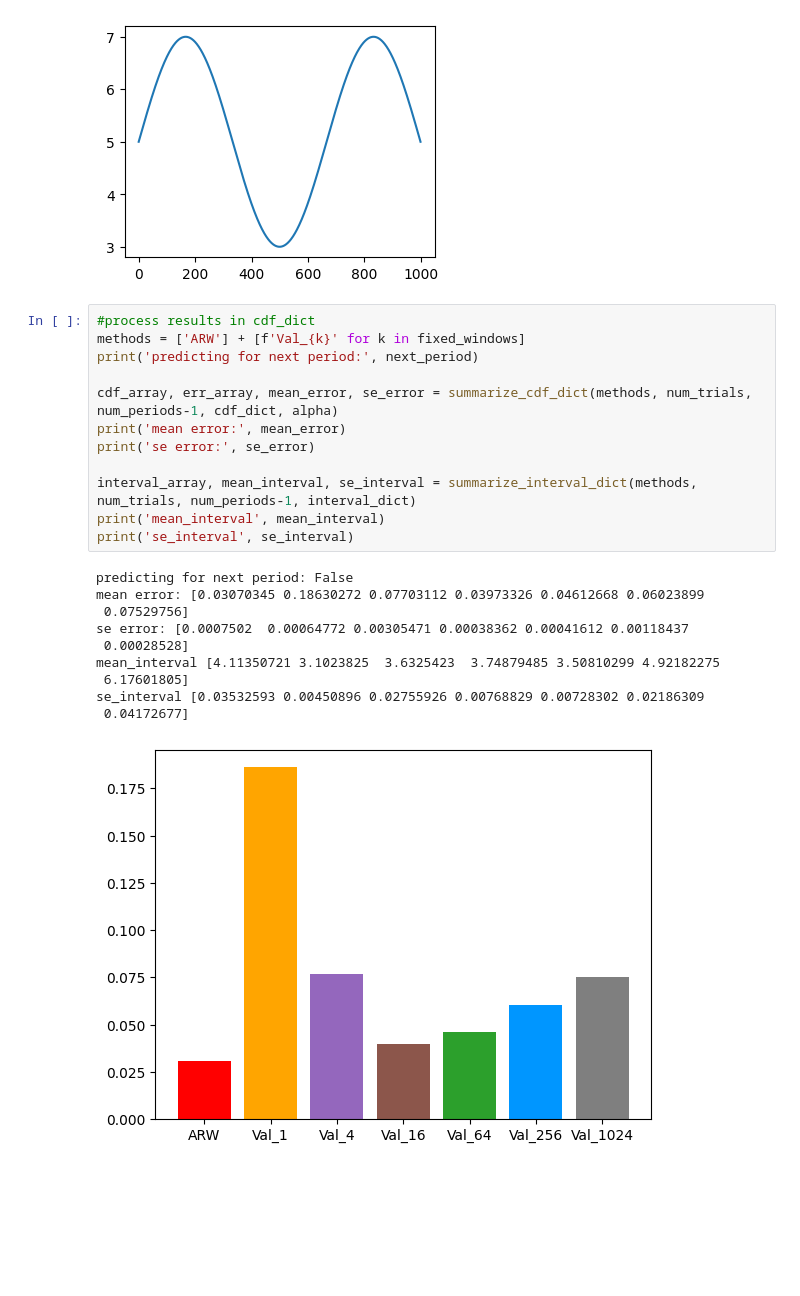
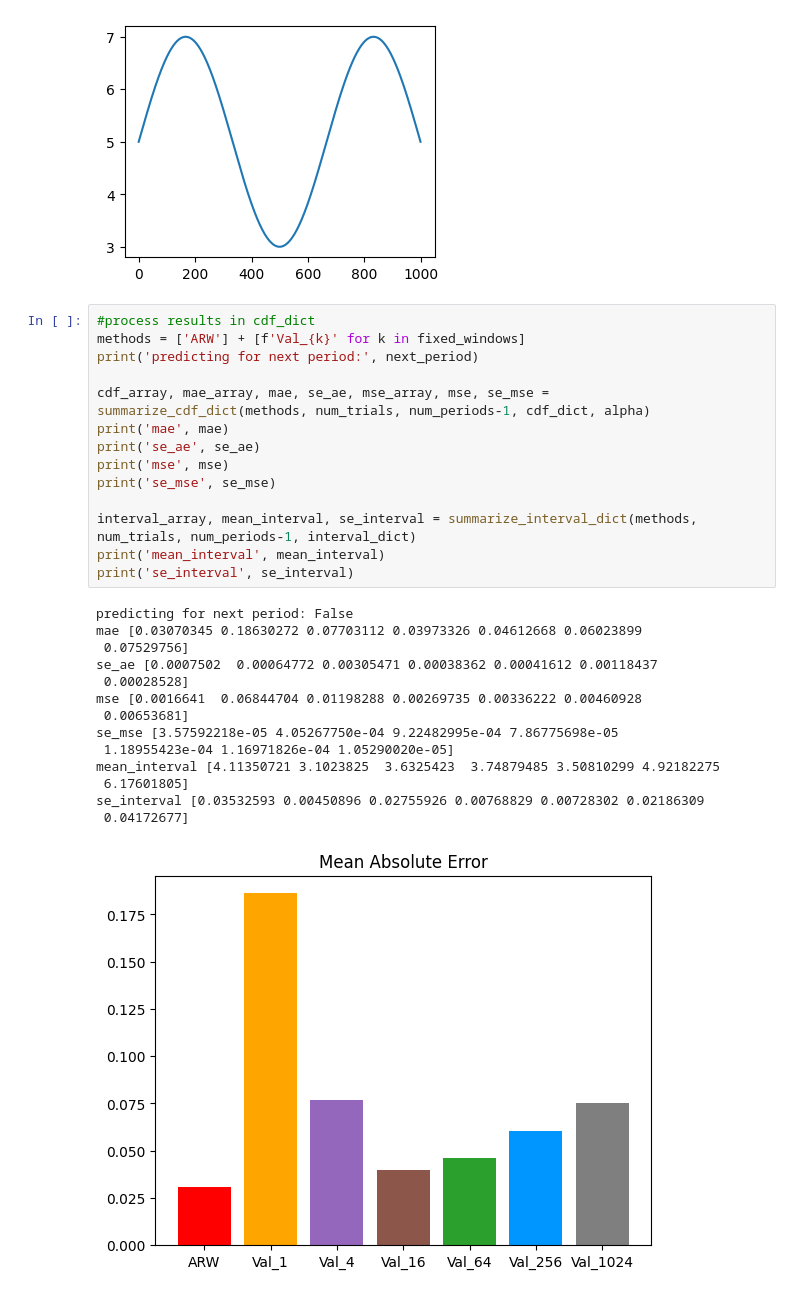
Before and after one commit to eliselyhan/predictive-inference, a Jupyter notebook: code-synthetic-data/mean_estimation.ipynb, the cells around one changed output. Cells and saved outputs as stored; diff of their text form; blank space fills up the shorter version.

```diff
--- a/code-synthetic-data/mean_estimation.ipynb
+++ b/code-synthetic-data/mean_estimation.ipynb
@@ -112,23 +112,29 @@ cdf_dict, interval_dict = simulate(**parameters)
 # %%
 #process results in cdf_dict
 methods = ['ARW'] + [f'Val_{k}' for k in fixed_windows]
 print('predicting for next period:', next_period)
 
-cdf_array, err_array, mean_error, se_error = summarize_cdf_dict(methods, num_trials, num_periods-1, cdf_dict, alpha)
-print('mean error:', mean_error)
-print('se error:', se_error)
+cdf_array, mae_array, mae, se_ae, mse_array, mse, se_mse = summarize_cdf_dict(methods, num_trials, num_periods-1, cdf_dict, alpha)
+print('mae', mae)
+print('se_ae', se_ae)
+print('mse', mse)
+print('se_mse', se_mse)
 
 interval_array, mean_interval, se_interval = summarize_interval_dict(methods, num_trials, num_periods-1, interval_dict)
 print('mean_interval', mean_interval)
 print('se_interval', se_interval)
 # %% [output]
 predicting for next period: False
-mean error: [0.03070345 0.18630272 0.07703112 0.03973326 0.04612668 0.06023899
+mae [0.03070345 0.18630272 0.07703112 0.03973326 0.04612668 0.06023899
  0.07529756]
-se error: [0.0007502  0.00064772 0.00305471 0.00038362 0.00041612 0.00118437
+se_ae [0.0007502  0.00064772 0.00305471 0.00038362 0.00041612 0.00118437
  0.00028528]
+mse [0.0016641  0.06844704 0.01198288 0.00269735 0.00336222 0.00460928
+ 0.00653681]
+se_mse [3.57592218e-05 4.05267750e-04 9.22482995e-04 7.86775698e-05
+ 1.18955423e-04 1.16971826e-04 1.05290020e-05]
 mean_interval [4.11350721 3.1023825  3.6325423  3.74879485 3.50810299 4.92182275
  6.17601805]
 se_interval [0.03532593 0.00450896 0.02755926 0.00768829 0.00728302 0.02186309
  0.04172677]
-[figure, old version]
+[figure, new version]
```
Also changed, not shown: parts of 2 cells of this notebook, 1 other file.
